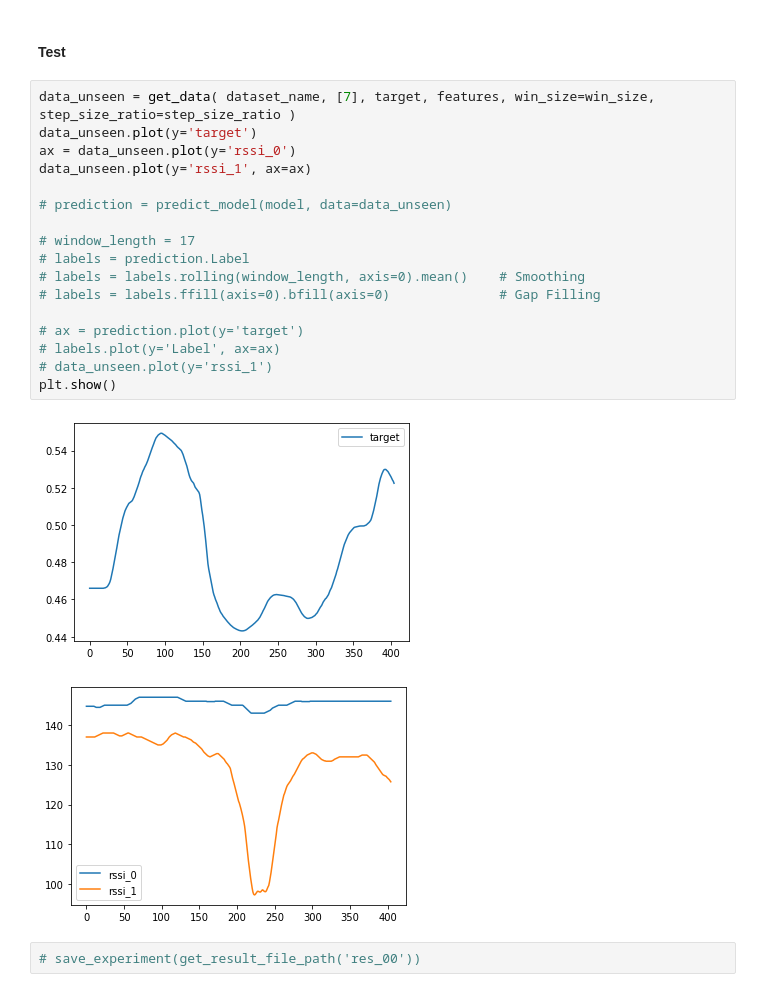
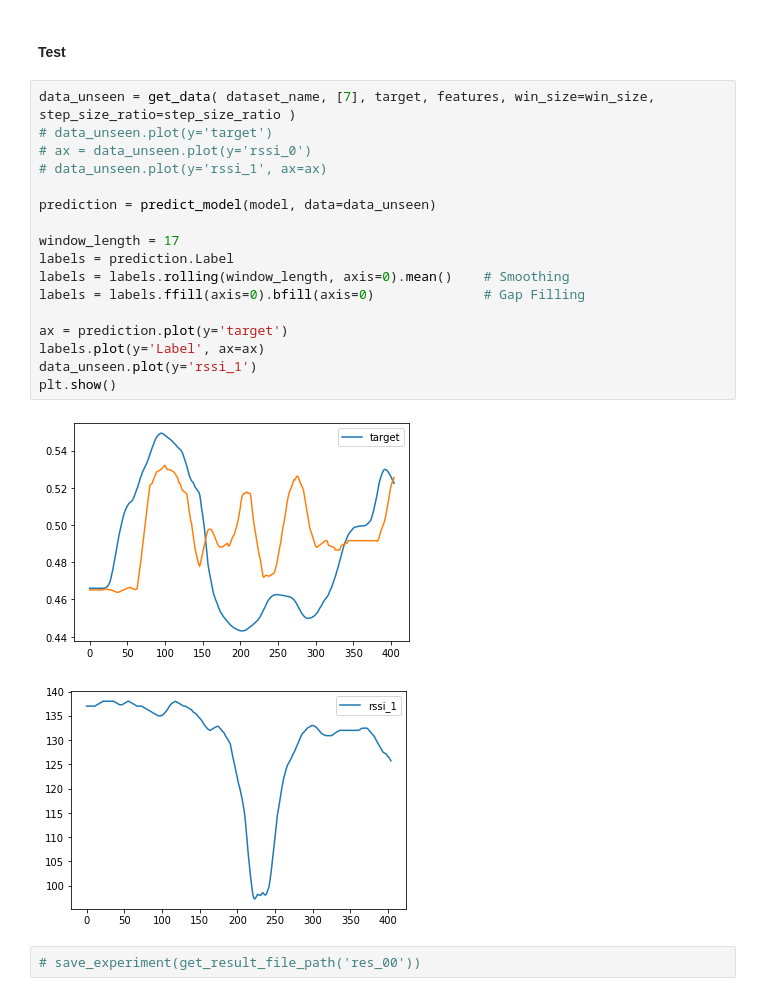
Before and after one commit to negargolestani/kinect_motion_tracking, a Jupyter notebook: regression_ml.ipynb, the cells around one changed output. Cells and saved outputs as stored; diff of their text form.

```diff
--- a/regression.ipynb
+++ b/regression_ml.ipynb
@@ -124,24 +122,24 @@ print(NRMSE)
 #### Test
 # %%
 data_unseen = get_data( dataset_name, [7], target, features, win_size=win_size, step_size_ratio=step_size_ratio )
-data_unseen.plot(y='target')
-ax = data_unseen.plot(y='rssi_0')
-data_unseen.plot(y='rssi_1', ax=ax)
+# data_unseen.plot(y='target')
+# ax = data_unseen.plot(y='rssi_0')
+# data_unseen.plot(y='rssi_1', ax=ax)
 
-# prediction = predict_model(model, data=data_unseen)
+prediction = predict_model(model, data=data_unseen)
 
-# window_length = 17
-# labels = prediction.Label
-# labels = labels.rolling(window_length, axis=0).mean()    # Smoothing
-# labels = labels.ffill(axis=0).bfill(axis=0)              # Gap Filling
+window_length = 17
+labels = prediction.Label
+labels = labels.rolling(window_length, axis=0).mean()    # Smoothing
+labels = labels.ffill(axis=0).bfill(axis=0)              # Gap Filling
 
-# ax = prediction.plot(y='target')
-# labels.plot(y='Label', ax=ax)
-# data_unseen.plot(y='rssi_1')
+ax = prediction.plot(y='target')
+labels.plot(y='Label', ax=ax)
+data_unseen.plot(y='rssi_1')
 plt.show()
 # %% [output]
-[figure, old version]
+[figure, new version]
-[figure, old version]
+[figure, new version]
 # %%
 # save_experiment(get_result_file_path('res_00'))
 # %% [markdown]
```
Also changed, not shown: parts of 6 cells of this notebook, 4 other files.
